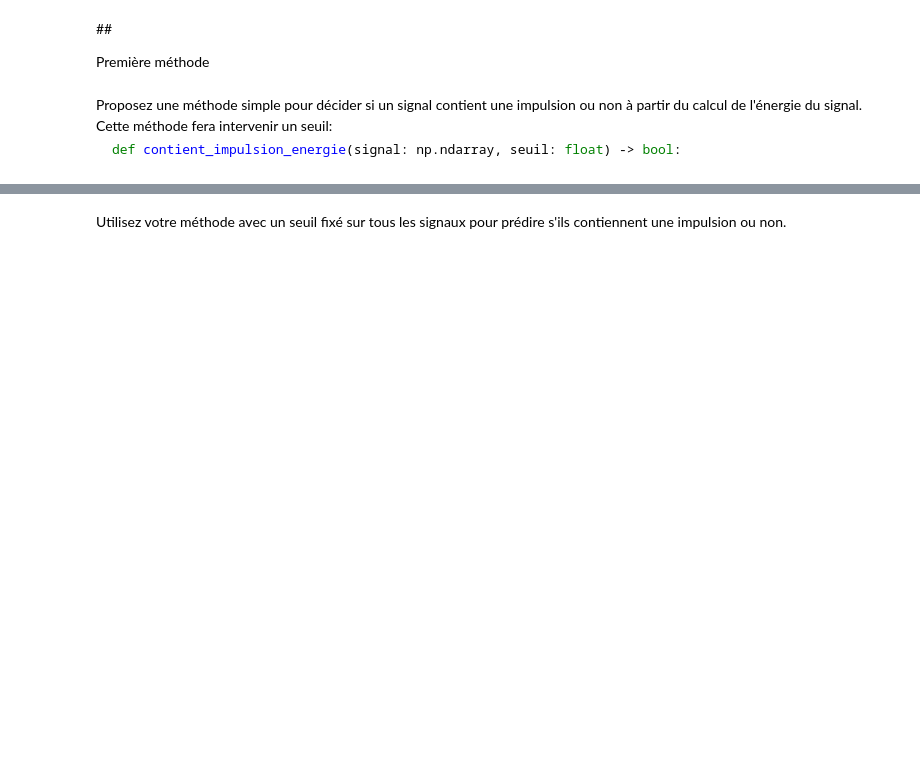
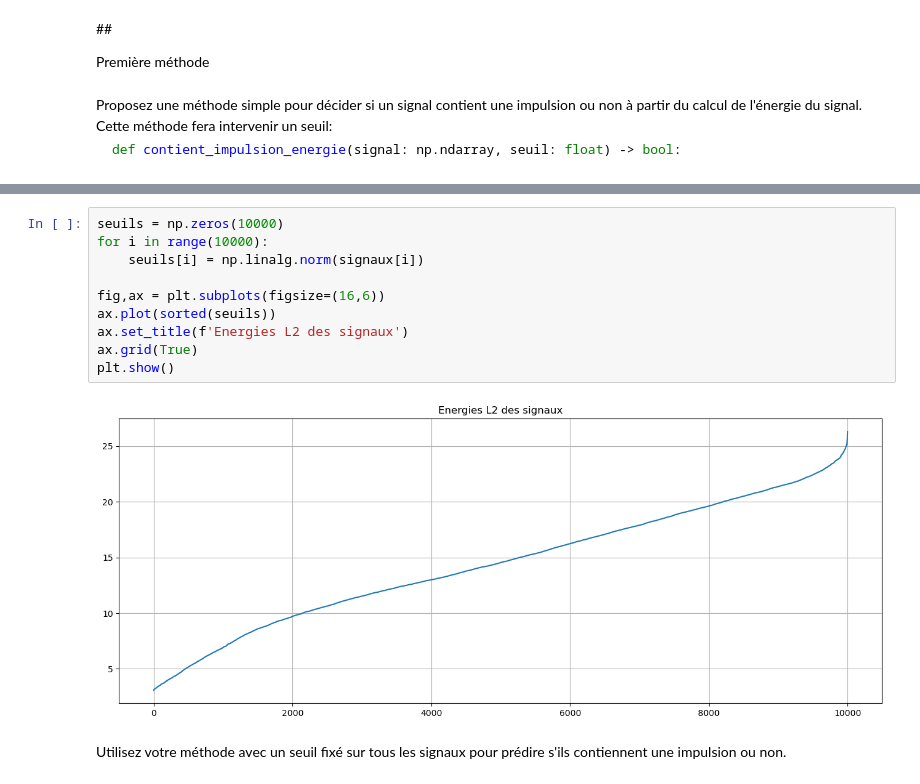
Before and after one commit to BenjaminDeporte/MVA, a Jupyter notebook: DLTS/Deporte_dlts-tp1.ipynb, the cells around one changed output, grey strips where cells are left out. Saved outputs shown, nothing was run; the diff lists cells and outputs as text; blank space fills up the shorter version.

```diff
--- a/DLTS/Deporte_dlts-tp1.ipynb
+++ b/DLTS/Deporte_dlts-tp1.ipynb
@@ -457,3 +497,15 @@ def contient_impulsion_energie(signal: np.ndarray, seuil: float) -> bool:
+# %%
+seuils = np.zeros(10000)
+for i in range(10000):
+    seuils[i] = np.linalg.norm(signaux[i])
+
+fig,ax = plt.subplots(figsize=(16,6))
+ax.plot(sorted(seuils))
+ax.set_title(f'Energies L2 des signaux')
+ax.grid(True)
+plt.show()
+# %% [output]
+[figure, added]
 # %% [markdown]
 <div class=consignes>
 Utilisez votre méthode avec un seuil fixé sur tous les signaux pour prédire s'ils contiennent une impulsion ou non.
```
Also changed, not shown: parts of 7 cells of this notebook.
